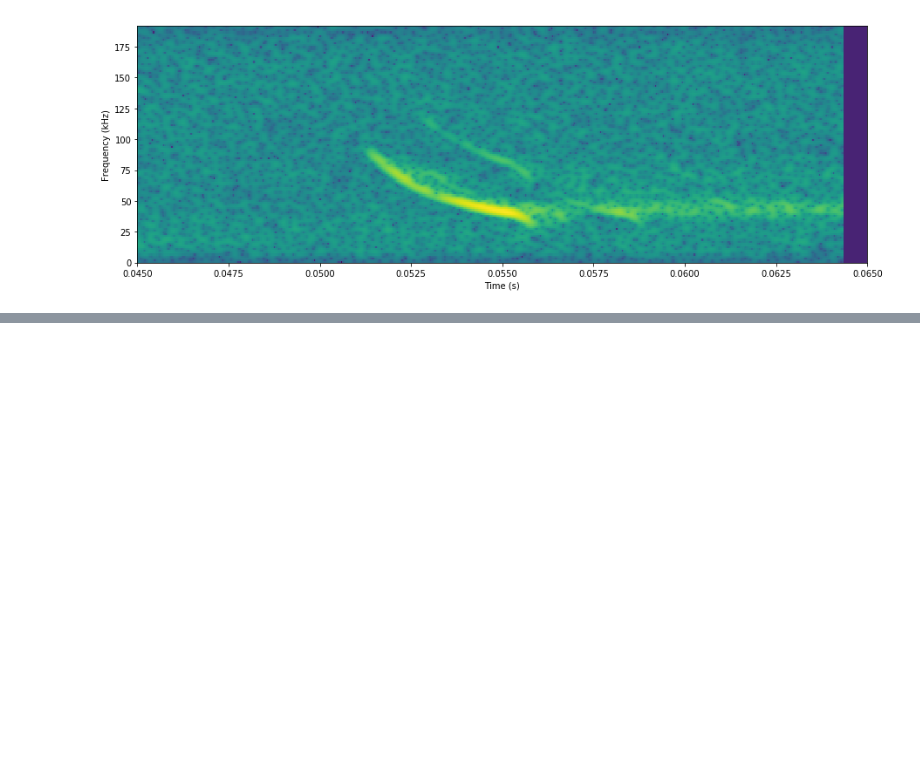
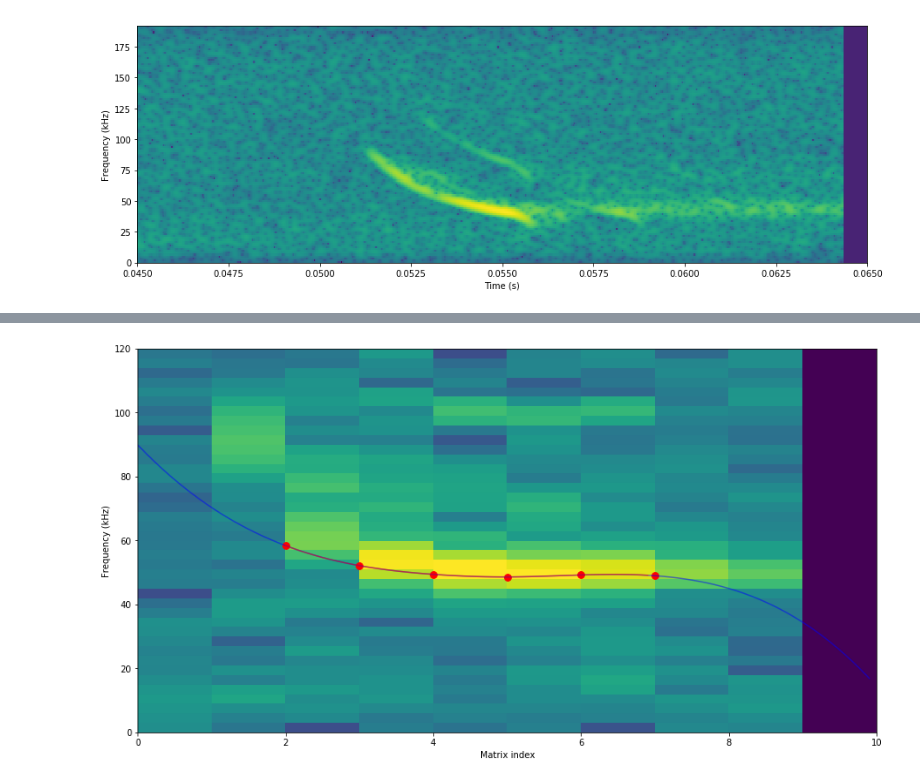
Before and after one commit to cloudedbats/cloudedbats_dsp, a Jupyter notebook: notebooks/dsp4bats_plot_spectrograms.ipynb, the cells around one changed output, grey strips where cells are left out. Drawn from its saved outputs; the diff is of its cells as text; code cells hidden in the pictures; blank space fills up the shorter version.

Commit message:
Spline and derivatives for test.

```diff
--- a/notebooks/dsp4bats_plot_spectrograms.ipynb
+++ b/notebooks/dsp4bats_plot_spectrograms.ipynb
@@ -137,0 +144,88 @@ plt.show()
+# %%
+# Settings.
+#sound_file = 'data_in/Mdau_TE384.wav'
+#pos_in_sec_from = 0.050
+#pos_in_sec_to = 0.0578
+#peak_amp_limit = -40
+
+sound_file = 'data_in/Ppip_TE384.wav'
+pos_in_sec_from = 0.406
+pos_in_sec_to = 0.416
+peak_amp_limit = -40
+
+window_size = 128 # 32 64 128 256 512
+#window_function = 'kaiser'
+window_function = 'hann'
+jumps_per_ms = 1 # 1 2 4
+
+# Read signal from file. Length 1 sec.
+wave_reader = dsp4bats.WaveFileReader(sound_file)
+samp_width = wave_reader.samp_width
+frame_rate = wave_reader.frame_rate
+sampling_freq = wave_reader.sampling_freq
+signal = wave_reader.read_buffer()
+wave_reader.close()
+#
+# Cut part from 1 sec signal.
+signal_short = signal[int(pos_in_sec_from * sampling_freq):int(pos_in_sec_to * sampling_freq)]
+
+# Create util.
+dbsf_util = dsp4bats.DbfsSpectrumUtil(window_size=window_size,
+                                       window_function=window_function)
+# Create matrix.
+jump = int(sampling_freq/1000/jumps_per_ms)
+size = int(len(signal_short) / jump)
+matrix = dbsf_util.calc_dbfs_matrix(signal_short, matrix_size=size, jump=jump)
+
+# Find peaks and add to plot.
+peak_x = []
+peak_freq = []
+peak_amp = []
+for index, freq_bin in enumerate(matrix):
+    freq, amp = dbsf_util.interpolate_spectral_peak(freq_bin)
+    # print('Freq:', freq,' amp: ', amp)
+    if amp > peak_amp_limit:
+        peak_x.append(index)
+        peak_freq.append(freq/1000)
+        peak_amp.append(amp)
+
+# Calculate spline and add to plot.
+spl_rep = scipy.interpolate.splrep(peak_x, peak_freq, s=0)
+spline_x = np.arange(0, len(matrix), 0.1)
+spline_y = scipy.interpolate.splev(spline_x, spl_rep, der=0)
+# Linear.
+f = scipy.interpolate.interp1d(peak_x, peak_freq)
+f_x = spline_x[np.min(peak_x)*10:np.max(peak_x)*10]
+f_y = f(f_x)
+#  Cubic.
+f2 = scipy.interpolate.interp1d(peak_x, peak_freq, kind='cubic')
+f2_x = spline_x[np.min(peak_x)*10:np.max(peak_x)*10]
+f2_y = f2(f2_x)
+
+# Plot.
+max_freq = sampling_freq / 1000 / 2 # kHz and Nyquist.
+f, ax = plt.subplots(figsize=(15, 8))
+
+ax.imshow(matrix.T,
+          cmap='viridis',
+          origin='lower',
+          extent=(0, len(matrix),
+                  0, max_freq),
+         )
+# Peaks.
+ax.scatter(peak_x, peak_freq, c='r', s=60)
+# Spline.
+ax.plot(spline_x, spline_y, c='b', alpha=0.5)
+# Interpolate 1.
+##ax.plot(f_x, f_y, c='y', alpha=0.5)
+# Interpolate 2.
+ax.plot(f2_x, f2_y, c='r', alpha=0.5)
+
+ax.axis('tight')
+ax.set_ylabel('Frequency (kHz)')
+ax.set_xlabel('Matrix index')
+ax.set_ylim([0,120])
+#
+plt.show()
+# %% [output]
+[figure, added]
```
Also changed, not shown: parts of 4 cells of this notebook.
